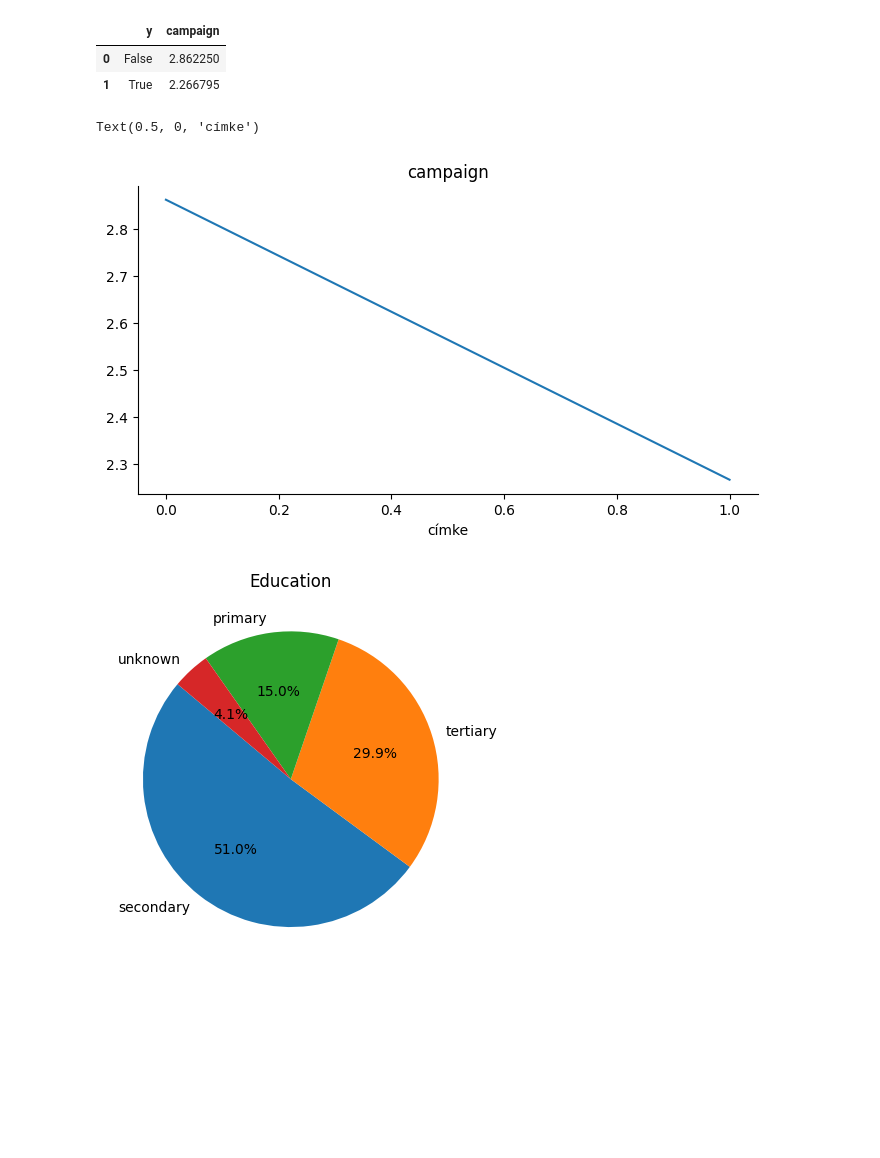
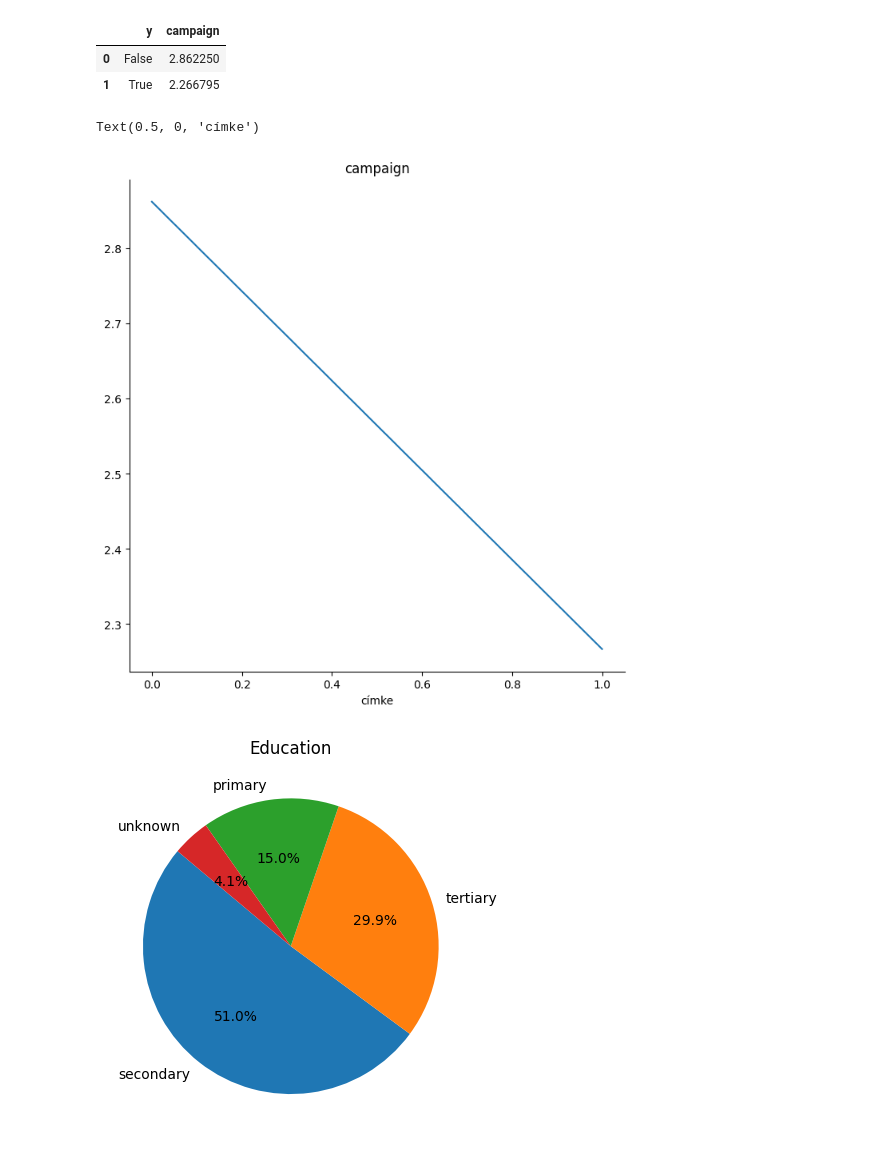
Before and after one commit to debizson/Mesi, a Jupyter notebook: ai_database_.ipynb, the cells around one changed output. Drawn from its saved outputs; the diff is of its cells as text; code cells hidden in the pictures; blank space fills up the shorter version.

```diff
--- a/ai_database_.ipynb
+++ b/ai_database_.ipynb
@@ -404,14 +478,14 @@ atlagok
 # %%
 # Látható, hogy inkább a 2.3 db hívás fele érdemes haladni a cél érdekében,
 #  mint inkább a 2.8 fele.
 
 from matplotlib import pyplot as plt
-atlagok['campaign'].plot(kind='line', figsize=(8, 4), title='campaign')
+atlagok['campaign'].plot(kind='line', figsize=(8, 8), title='campaign')
 plt.gca().spines[['top', 'right']].set_visible(False)
 plt.xlabel('címke')
 # %% [output]
 Text(0.5, 0, 'címke')
-[figure, old version]
+[figure, new version]
 # %%
 # Az ügyfelek közti iskolázottsági eloszlások
 
```
Also changed, not shown: parts of 14 cells of this notebook.
